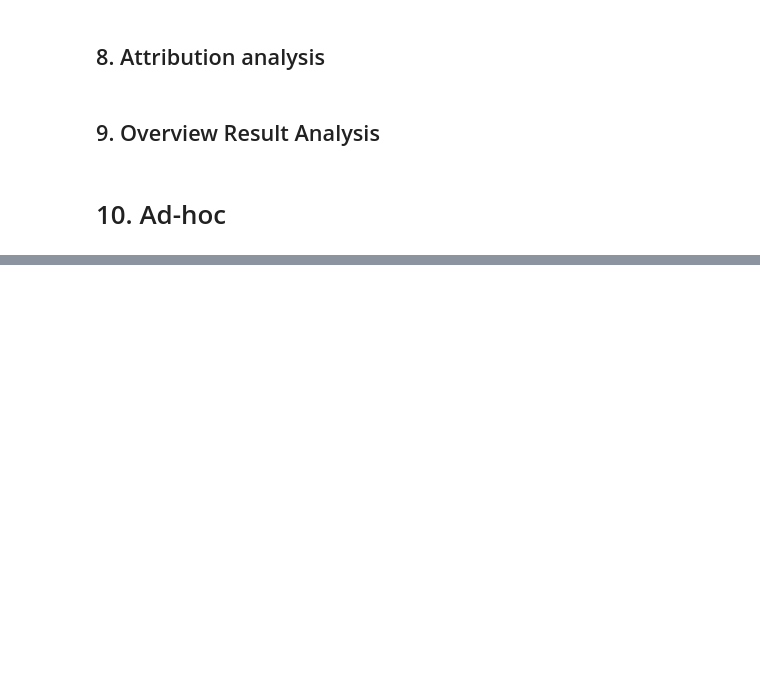
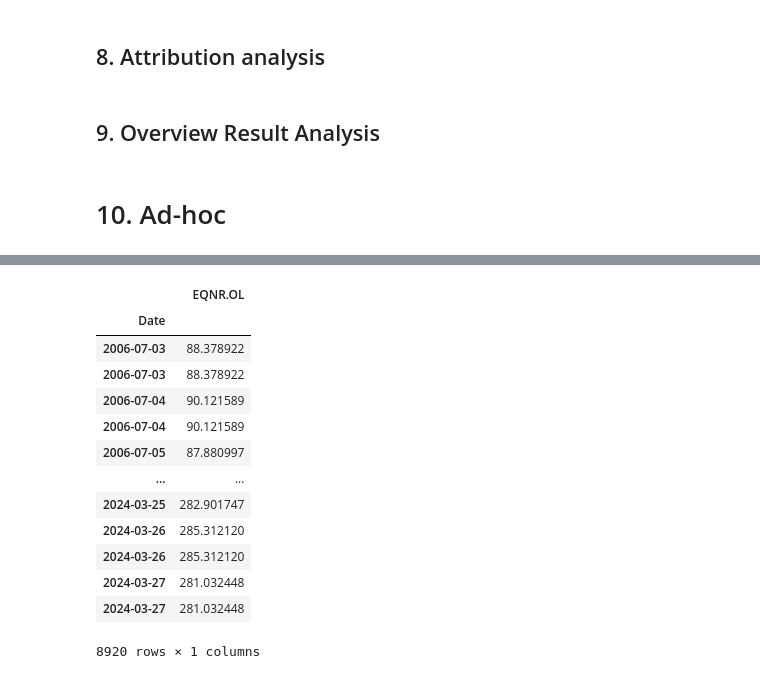
Before and after one commit to DataJakob/BBAN5000-Master-Thesis, a Jupyter notebook: test.ipynb, the cells around one changed output, grey strips where cells are left out. Drawn from its saved outputs; the diff is of its cells as text; code cells hidden in the pictures; blank space fills up the shorter version.

```diff
--- a/test.ipynb
+++ b/test.ipynb
@@ -120,0 +372,17 @@ test_set = ret.iloc[int(0.85*len(ret)):]
+# %%
+pd.merge(final_df,open, on="Date")
+# %% [output]
+|  | EQNR.OL |
+| Date |  |
+| 2006-07-03 | 88.378922 |
+| 2006-07-03 | 88.378922 |
+| 2006-07-04 | 90.121589 |
+| 2006-07-04 | 90.121589 |
+| 2006-07-05 | 87.880997 |
+| ... | ... |
+| 2024-03-25 | 282.901747 |
+| 2024-03-26 | 285.312120 |
+| 2024-03-26 | 285.312120 |
+| 2024-03-27 | 281.032448 |
+| 2024-03-27 | 281.032448 |
+8920 rows × 1 columns
```
Also changed, not shown: parts of 22 cells of this notebook, 1 other file.
